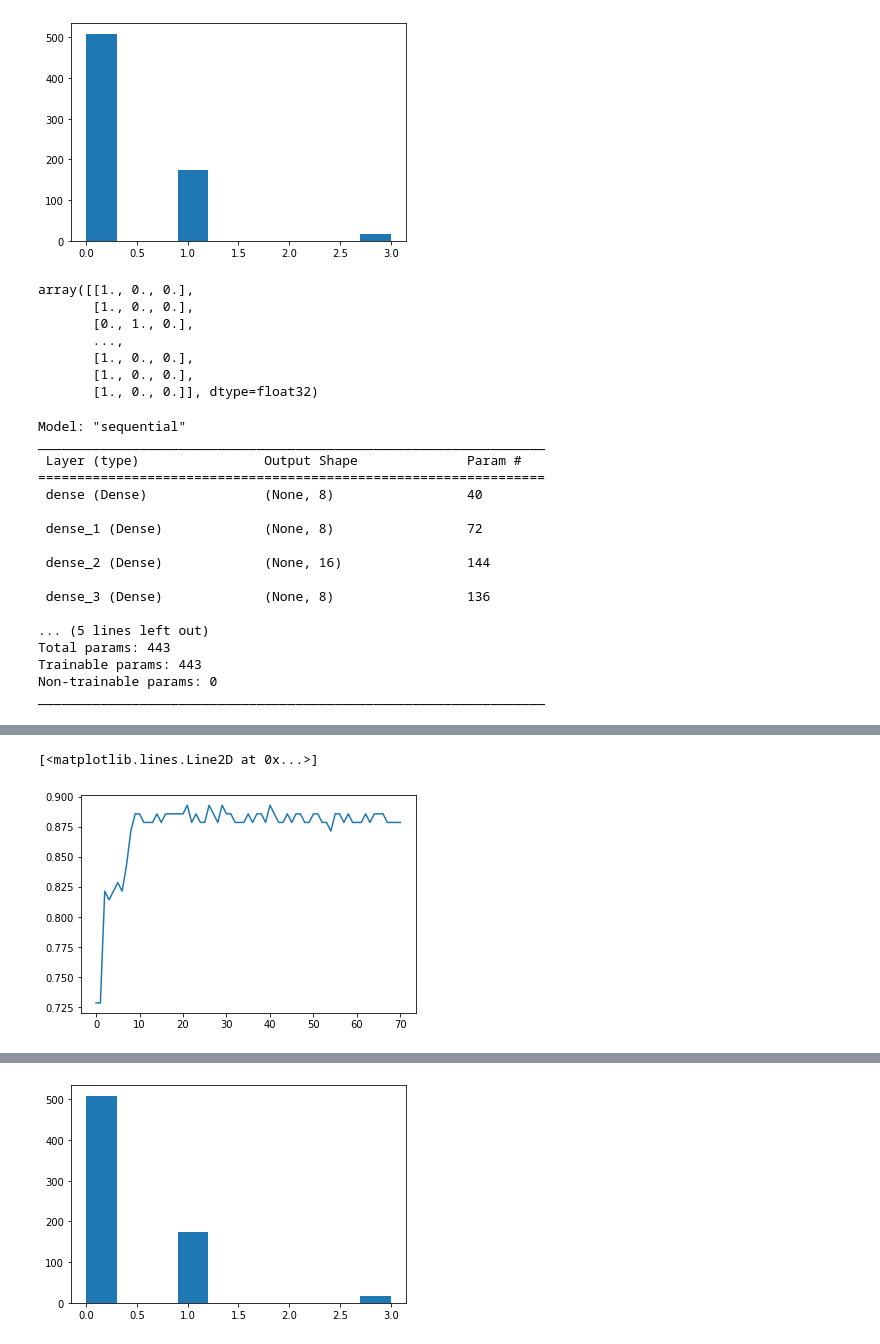
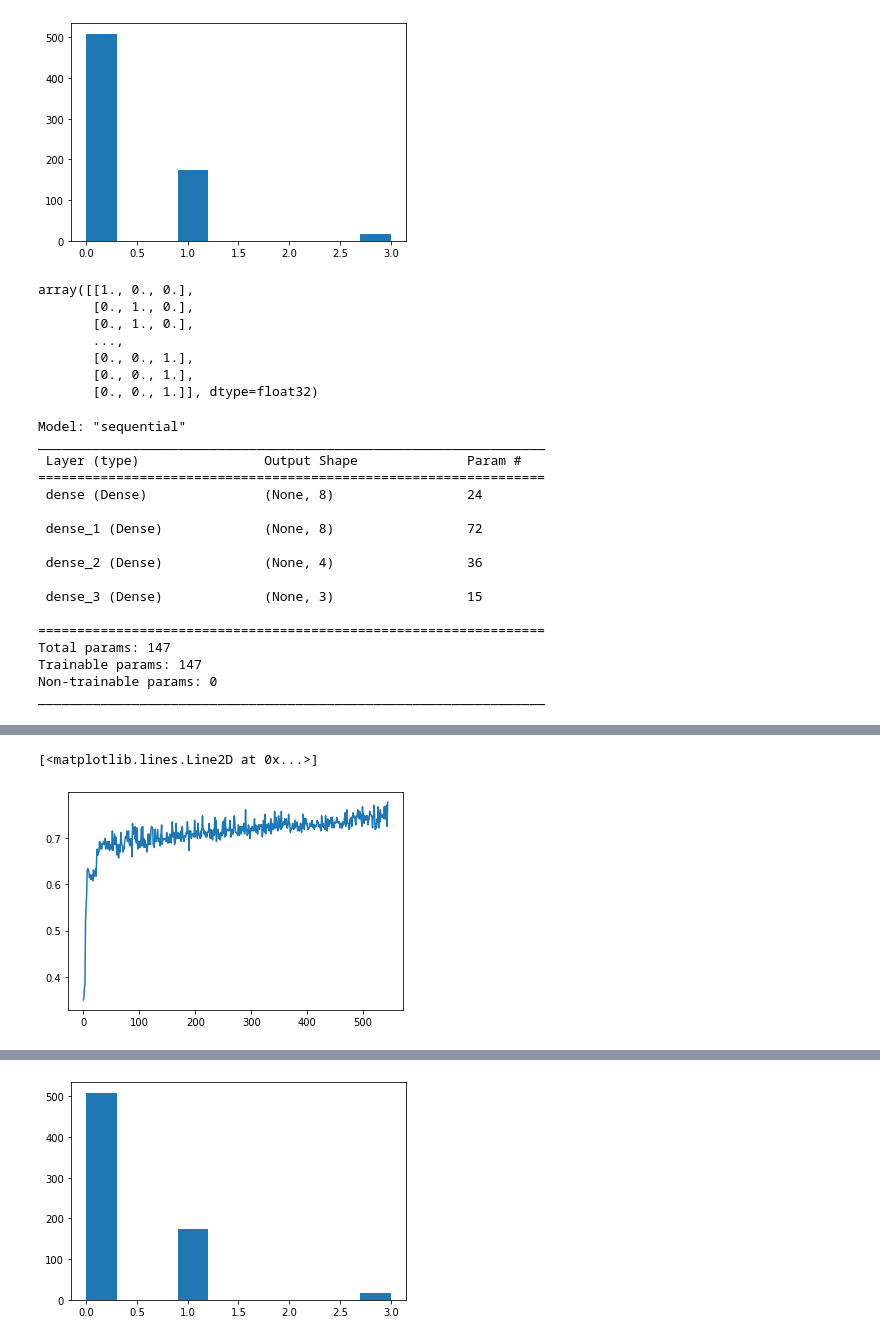
Before and after one commit to harel-coffee/pouw-auto, a Jupyter notebook: 4Dropped_Neural_Network_Multi_Classs_Classification.ipynb, the cells around one changed output, grey strips where cells are left out. Cells and saved outputs as stored; diff of their text form; code cells hidden in the pictures.

```diff
--- a/4Dropped_Neural_Network_Multi_Classs_Classification.ipynb
+++ b/4Dropped_Neural_Network_Multi_Classs_Classification.ipynb
@@ -79,6 +79,14 @@ X_modified = X
 #print(X_modified.shape[1])
 # %% [output]
 [figure]
+# %%
+names = [ 'max', 'av.length']
+X_modified = X.drop(['n/m', 'n', 'median', 'range',  'std.dev','k', 'min','indeks', 'class',  'subtype', '(m/n)^3', '(m/n)^2', '(n/m)^2', '(n/m)^3','m/n','m'], axis = 1)
+
+from imblearn.over_sampling import RandomOverSampler
+oversample = RandomOverSampler(random_state=0)
+#oversample.fit(X_modified, y_encoded)
+X_modified, y_encoded = oversample.fit_resample(X_modified, y_encoded)
 # %%
 from sklearn.preprocessing import LabelEncoder
 from keras.utils.np_utils import to_categorical
@@ -90,12 +98,12 @@ y_encoded = to_categorical(y_encoded)
 y_encoded
 # %% [output]
 array([[1., 0., 0.],
-       [1., 0., 0.],
+       [0., 1., 0.],
        [0., 1., 0.],
        ...,
-       [1., 0., 0.],
-       [1., 0., 0.],
-       [1., 0., 0.]], dtype=float32)
+       [0., 0., 1.],
+       [0., 0., 1.],
+       [0., 0., 1.]], dtype=float32)
 # %%
 from sklearn import preprocessing
 
@@ -113,8 +121,6 @@ from sklearn.decomposition import PCA
 #pca.fit(X)
 #X = pca.transform(X)
 #X = pd.DataFrame(X,columns=['PC1','PC2','PC3','PC4','PC5','PC6','PC7','PC8','PC9'])
-names = ['n/m', 'n', 'std.dev', 'k']
-X_modified = X.drop([ 'median', 'range',  'max','av.length', 'min','indeks', 'class',  'subtype', '(m/n)^3', '(m/n)^2', '(n/m)^2', '(n/m)^3','m/n','m'], axis = 1)
 
 
 #from scipy import stats
@@ -139,9 +145,9 @@ classifier.add(Dense(8, activation = 'relu'))
 #classifier.add(Dense(32, activation = 'relu'))
 #classifier.add(Dense(16, activation = 'relu'))
 
-classifier.add(Dense(16, activation='relu'))
+#classifier.add(Dense(16, activation='relu'))
 
-classifier.add(Dense(8, activation='relu'))
+#classifier.add(Dense(8, activation='relu'))
 
 classifier.add(Dense(4, activation='relu'))
 
@@ -153,17 +159,17 @@ Model: "sequential"
 _________________________________________________________________
  Layer (type)                Output Shape              Param #
 =================================================================
- dense (Dense)               (None, 8)                 40
+ dense (Dense)               (None, 8)                 24
 
  dense_1 (Dense)             (None, 8)                 72
 
- dense_2 (Dense)             (None, 16)                144
+ dense_2 (Dense)             (None, 4)                 36
 
- dense_3 (Dense)             (None, 8)                 136
+ dense_3 (Dense)             (None, 3)                 15
 
-... (5 lines left out)
-Total params: 443
-Trainable params: 443
+=================================================================
+Total params: 147
+Trainable params: 147
 Non-trainable params: 0
 _________________________________________________________________
 # %%
@@ -176,7 +182,7 @@ _________________________________________________________________
 from keras.metrics import accuracy
 from keras import callbacks
 earlystopping = callbacks.EarlyStopping(monitor ="val_loss",
-                                        mode ="min", patience = 15,
+                                        mode ="min", patience = 20,
                                         restore_best_weights = True)
 
 history = classifier.fit(X_train, y_train, batch_size = 16,
@@ -204,5 +210,5 @@ Epoch 71/600
 [<matplotlib.lines.Line2D at 0x...>]
-[figure, old version]
+[figure, new version]
 # %%
 from keras.metrics import accuracy
 #test_size = X_test.shape[0]
```
Also changed, not shown: parts of 6 cells of this notebook.
